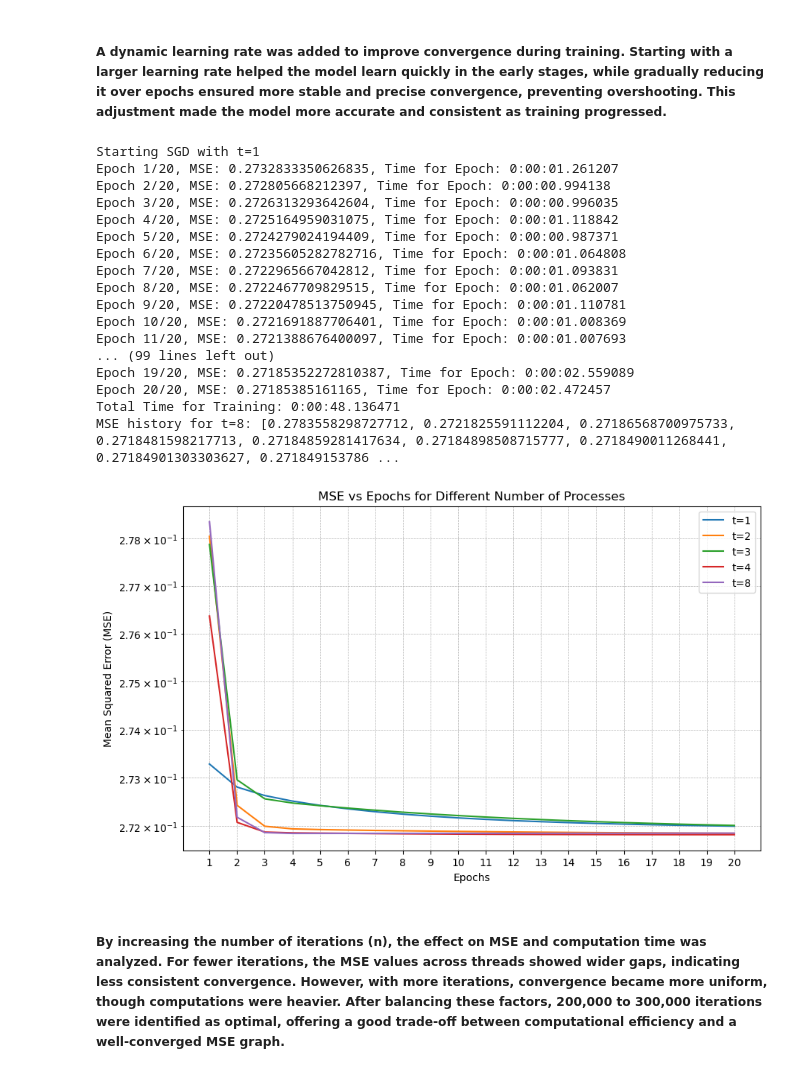
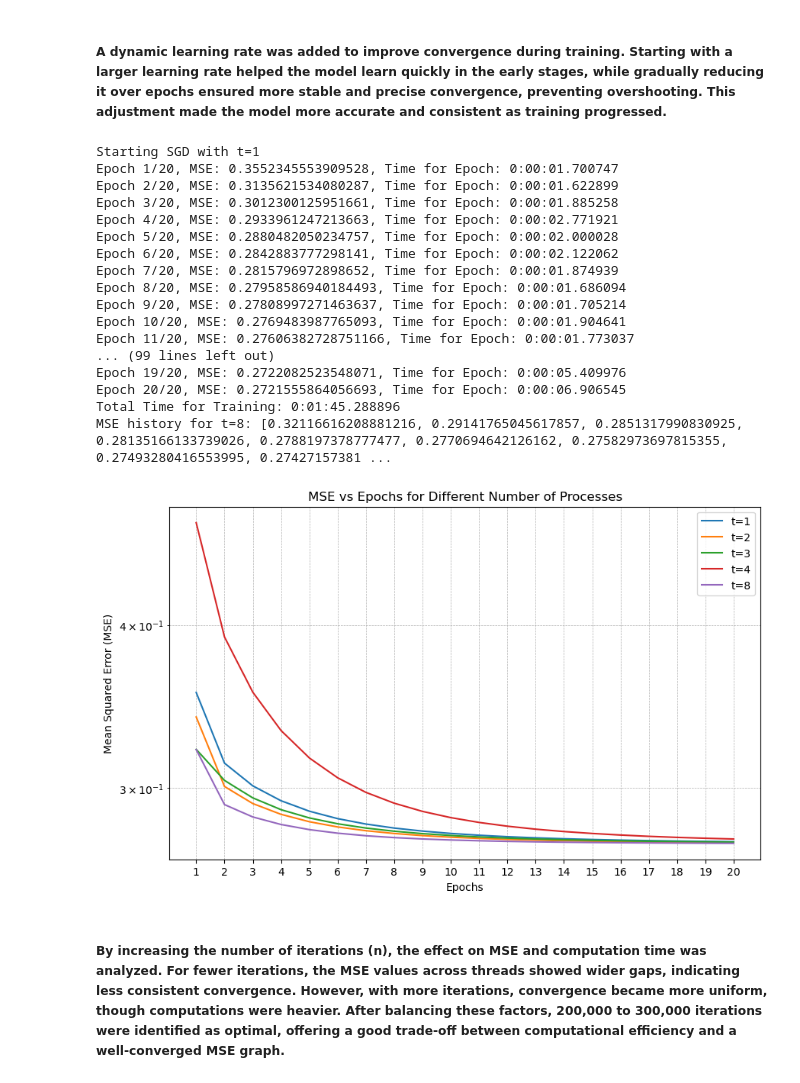
Before and after one commit to shreyashonnalli/ST444, a Jupyter notebook: SGD_by_Epoch_Notebook.ipynb, the cells around one changed output. Saved outputs shown, nothing was run; the diff lists cells and outputs as text; code cells hidden in the pictures.

Commit message:
Updated Learning Rate changes in SGD by Epoch

```diff
--- a/SGD_by_Epoch_Notebook.ipynb
+++ b/SGD_by_Epoch_Notebook.ipynb
@@ -239,50 +260,50 @@ def plot_mse_vs_epochs(X, y, h, alpha, n):
     t_values = [1, 2, 3, 4, 8]  # List of `t` values
     plt.figure(figsize=(10, 6))
 
     for t in t_values:
         print(f"Starting SGD with t={t}")
         mse_history = sgd_by_epoch(X, y, h, alpha, n, t)
         print(f"MSE history for t={t}: {mse_history}")  # Debug statement
         if mse_history:  # Ensure there's data to plot
             plt.plot(range(1, len(mse_history) + 1), mse_history, label=f't={t}')
         else:
             print(f"No data to plot for t={t}")
 
     plt.xlabel('Epochs')
     plt.ylabel('Mean Squared Error (MSE)')
     plt.title('MSE vs Epochs for Different Number of Processes')
 
     # Set log scale for MSE (y-axis)
     plt.yscale('log')
 
     # Adding grid and legend
     plt.legend()
     plt.grid(True, which='both', linestyle='--', linewidth=0.5)
     plt.xticks(np.arange(1, len(mse_history) + 1, 1))  # Ensure x-axis is integer and includes all epochs
     plt.show()
 
 
 # Running the Plotting Function
-plot_mse_vs_epochs(X, y, 4, 0.001, 200000)
+plot_mse_vs_epochs(X, y, 4, 0.0001, 200000)
 # %% [output]
 Starting SGD with t=1
-Epoch 1/20, MSE: 0.2732833350626835, Time for Epoch: 0:00:01.261207
-Epoch 2/20, MSE: 0.272805668212397, Time for Epoch: 0:00:00.994138
-Epoch 3/20, MSE: 0.2726313293642604, Time for Epoch: 0:00:00.996035
-Epoch 4/20, MSE: 0.2725164959031075, Time for Epoch: 0:00:01.118842
-Epoch 5/20, MSE: 0.2724279024194409, Time for Epoch: 0:00:00.987371
-Epoch 6/20, MSE: 0.27235605282782716, Time for Epoch: 0:00:01.064808
-Epoch 7/20, MSE: 0.2722965667042812, Time for Epoch: 0:00:01.093831
-Epoch 8/20, MSE: 0.2722467709829515, Time for Epoch: 0:00:01.062007
-Epoch 9/20, MSE: 0.27220478513750945, Time for Epoch: 0:00:01.110781
-Epoch 10/20, MSE: 0.2721691887706401, Time for Epoch: 0:00:01.008369
-Epoch 11/20, MSE: 0.2721388676400097, Time for Epoch: 0:00:01.007693
+Epoch 1/20, MSE: 0.3552345553909528, Time for Epoch: 0:00:01.700747
+Epoch 2/20, MSE: 0.3135621534080287, Time for Epoch: 0:00:01.622899
+Epoch 3/20, MSE: 0.3012300125951661, Time for Epoch: 0:00:01.885258
+Epoch 4/20, MSE: 0.2933961247213663, Time for Epoch: 0:00:02.771921
+Epoch 5/20, MSE: 0.2880482050234757, Time for Epoch: 0:00:02.000028
+Epoch 6/20, MSE: 0.2842883777298141, Time for Epoch: 0:00:02.122062
+Epoch 7/20, MSE: 0.2815796972898652, Time for Epoch: 0:00:01.874939
+Epoch 8/20, MSE: 0.27958586940184493, Time for Epoch: 0:00:01.686094
+Epoch 9/20, MSE: 0.27808997271463637, Time for Epoch: 0:00:01.705214
+Epoch 10/20, MSE: 0.2769483987765093, Time for Epoch: 0:00:01.904641
+Epoch 11/20, MSE: 0.27606382728751166, Time for Epoch: 0:00:01.773037
 ... (99 lines left out)
-Epoch 19/20, MSE: 0.27185352272810387, Time for Epoch: 0:00:02.559089
-Epoch 20/20, MSE: 0.27185385161165, Time for Epoch: 0:00:02.472457
-Total Time for Training: 0:00:48.136471
-MSE history for t=8: [0.2783558298727712, 0.2721825591112204, 0.27186568700975733, 0.2718481598217713, 0.27184859281417634, 0.27184898508715777, 0.2718490011268441, 0.27184901303303627, 0.271849153786 ...
+Epoch 19/20, MSE: 0.2722082523548071, Time for Epoch: 0:00:05.409976
+Epoch 20/20, MSE: 0.2721555864056693, Time for Epoch: 0:00:06.906545
+Total Time for Training: 0:01:45.288896
+MSE history for t=8: [0.32116616208881216, 0.29141765045617857, 0.2851317990830925, 0.28135166133739026, 0.2788197378777477, 0.2770694642126162, 0.27582973697815355, 0.27493280416553995, 0.27427157381 ...
-[figure, old version]
+[figure, new version]
 # %% [markdown]
 ##### By increasing the number of iterations (n), the effect on MSE and computation time was analyzed. For fewer iterations, the MSE values across threads showed wider gaps, indicating less consistent convergence. However, with more iterations, convergence became more uniform, though computations were heavier. After balancing these factors, 200,000 to 300,000 iterations were identified as optimal, offering a good trade-off between computational efficiency and a well-converged MSE graph.
 # %%
```
Also changed, not shown: parts of 2 cells of this notebook.
